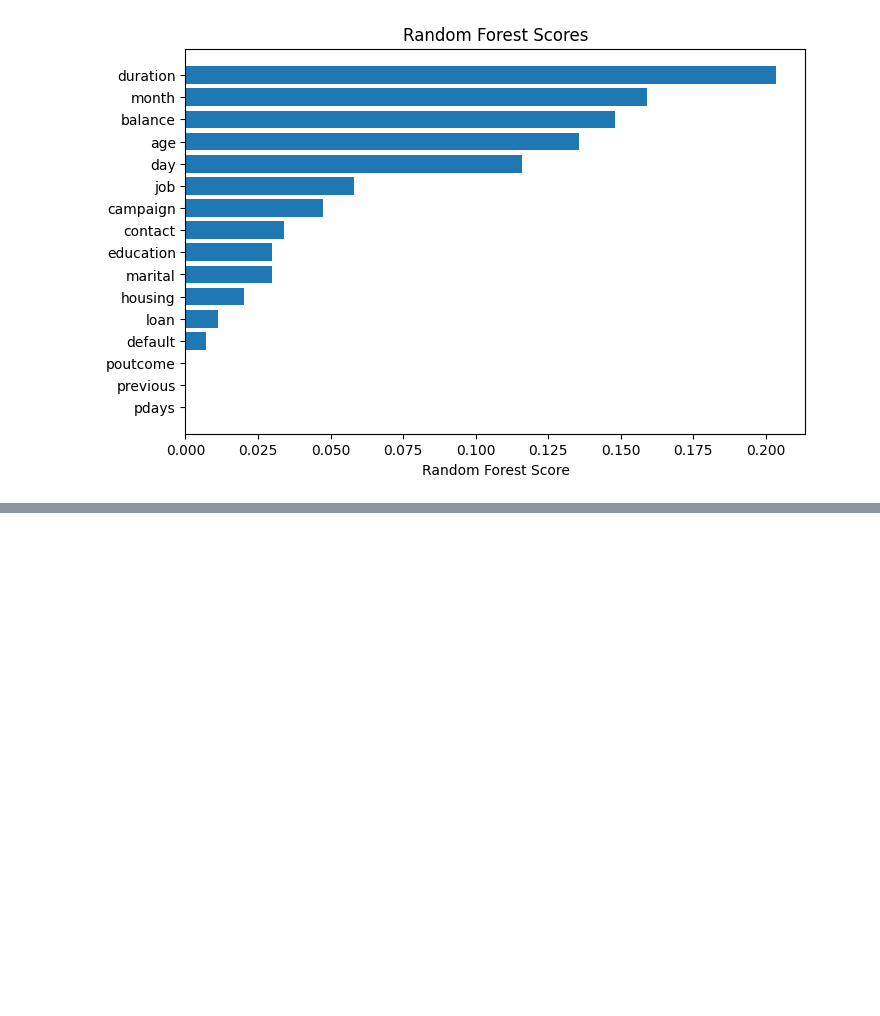
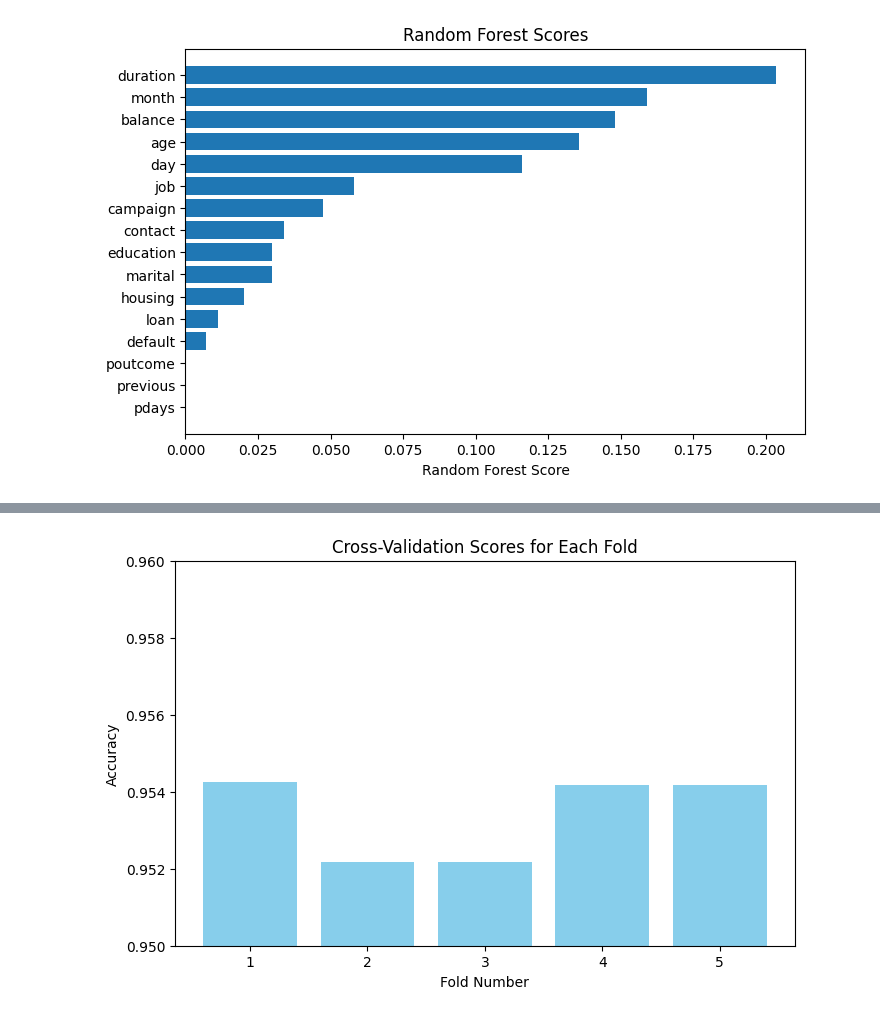
Before and after one commit to adeineko/bank-term-deposit-prediction, a Jupyter notebook: featureEngineering/importance-analysis/random-forest-analysis.ipynb, the cells around one changed output, grey strips where cells are left out. Cells and saved outputs as stored; diff of their text form; code cells hidden in the pictures; blank space fills up the shorter version.

```diff
--- a/featureEngineering/importance-analysis/random-forest-analysis.ipynb
+++ b/featureEngineering/importance-analysis/random-forest-analysis.ipynb
@@ -59,0 +116,19 @@ plt.show()
+# %%
+# Re-initialize the Random Forest model with the best hyperparameters
+best_rf_model = RandomForestClassifier(n_estimators=500,
+                                       min_samples_split=2,
+                                       min_samples_leaf=4,
+                                       max_features='log2',
+                                       max_depth=None,
+                                       bootstrap=True,
+                                       random_state=42)
+
+# Train the model
+best_rf_model.fit(X, y)
+
+# Evaluate the model
+from sklearn.model_selection import cross_val_score
+cv_scores = cross_val_score(best_rf_model, X, y, cv=5)
+
+print(f"Cross-validation scores: {cv_scores}")
+print(f"Mean accuracy: {cv_scores.mean():.4f}")
@@ -59,0 +146,10 @@ plt.show()
+# %%
+plt.figure(figsize=(8, 5))
+plt.bar(range(1, len(cv_scores) + 1), cv_scores, color='skyblue')
+plt.title('Cross-Validation Scores for Each Fold')
+plt.xlabel('Fold Number')
+plt.ylabel('Accuracy')
+plt.ylim(0.95, 0.96)  # Set limits to zoom in on scores
+plt.show()
+# %% [output]
+[figure, added]
```
Also changed, not shown: parts of 8 cells of this notebook.
